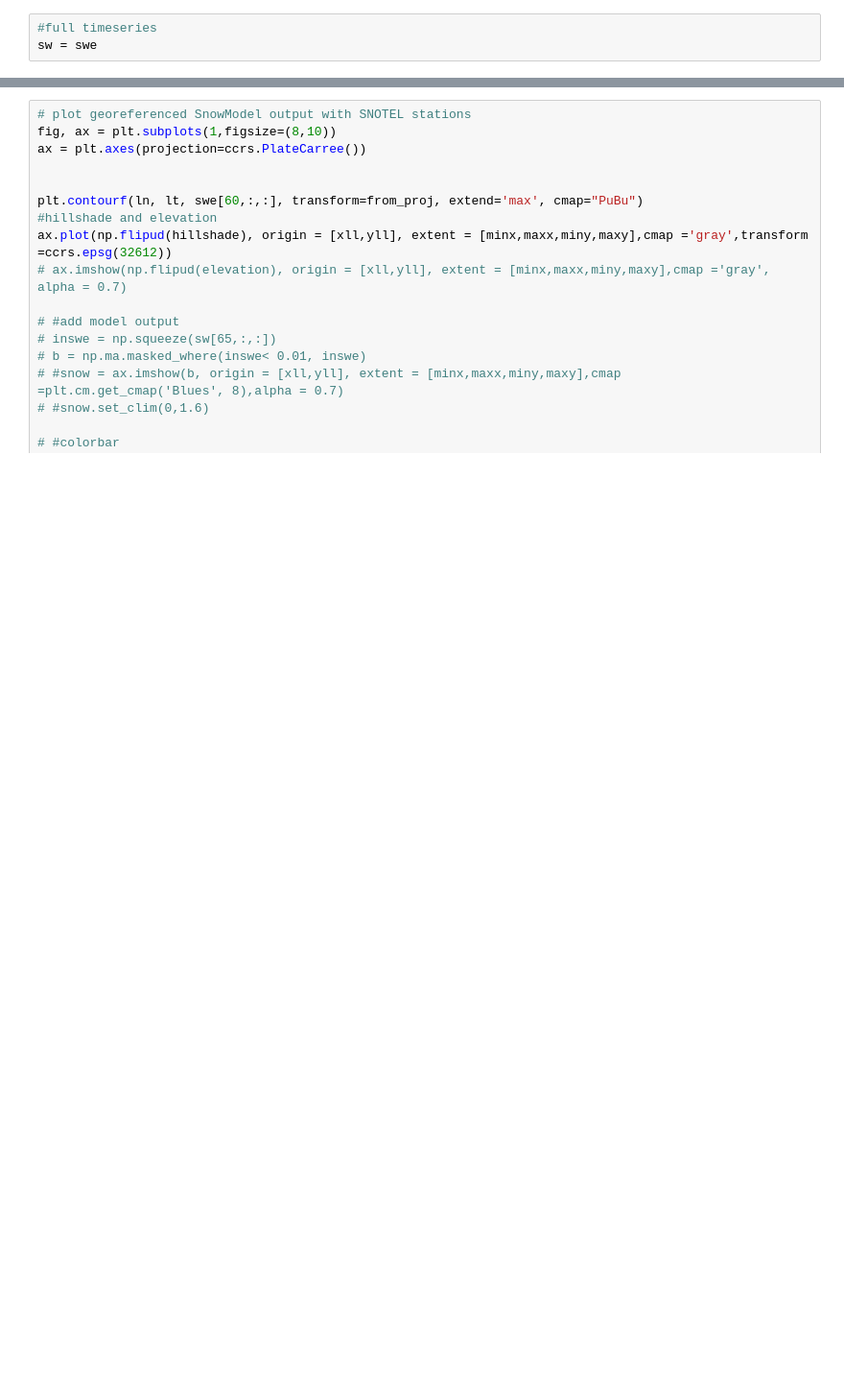
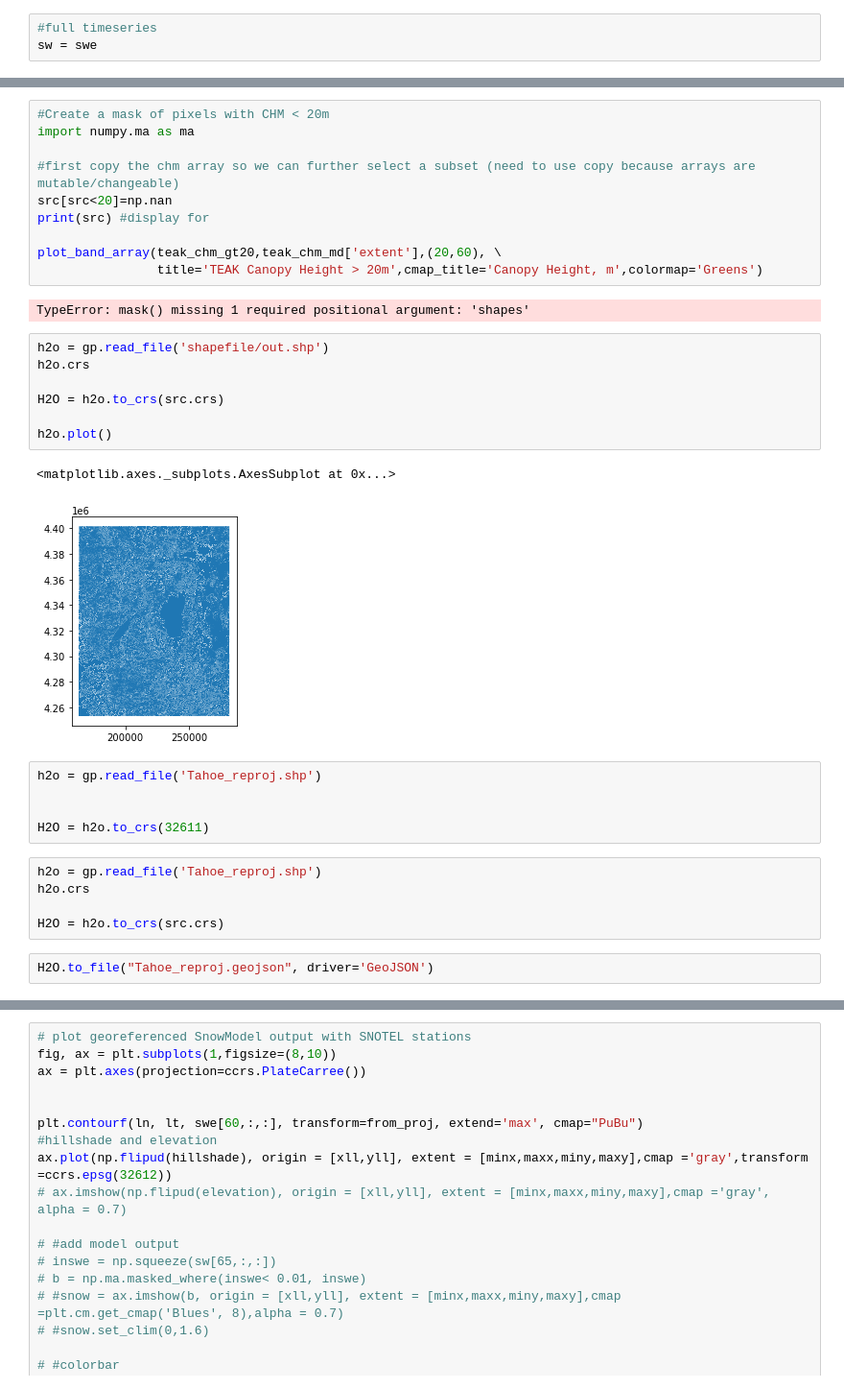
Before and after one commit to snowmodel-tools/postprocess_python, a Jupyter notebook: awszarr/SnowModel_animation.ipynb, the cells around one changed output, grey strips where cells are left out. Shown at 96% size. Drawn from its saved outputs; the diff is of its cells as text; blank space fills up the shorter version.

```diff
--- a/awszarr/SnowModel_animation.ipynb
+++ b/awszarr/SnowModel_animation.ipynb
@@ -164,0 +219,34 @@ plt.show()
+# %%
+#Create a mask of pixels with CHM < 20m
+import numpy.ma as ma
+
+#first copy the chm array so we can further select a subset (need to use copy because arrays are mutable/changeable)
+src[src<20]=np.nan
+print(src) #display for
+
+plot_band_array(teak_chm_gt20,teak_chm_md['extent'],(20,60), \
+                title='TEAK Canopy Height > 20m',cmap_title='Canopy Height, m',colormap='Greens')
+# %% [output]
+TypeError: mask() missing 1 required positional argument: 'shapes'
+# %%
+h2o = gp.read_file('shapefile/out.shp')
+h2o.crs
+
+H2O = h2o.to_crs(src.crs)
+
+h2o.plot()
+# %% [output]
+<matplotlib.axes._subplots.AxesSubplot at 0x...>
+[figure, added]
+# %%
+h2o = gp.read_file('Tahoe_reproj.shp')
+
+
+H2O = h2o.to_crs(32611)
+# %%
+h2o = gp.read_file('Tahoe_reproj.shp')
+h2o.crs
+
+H2O = h2o.to_crs(src.crs)
+# %%
+H2O.to_file("Tahoe_reproj.geojson", driver='GeoJSON')
```
Also changed, not shown: parts of 27 cells of this notebook.
